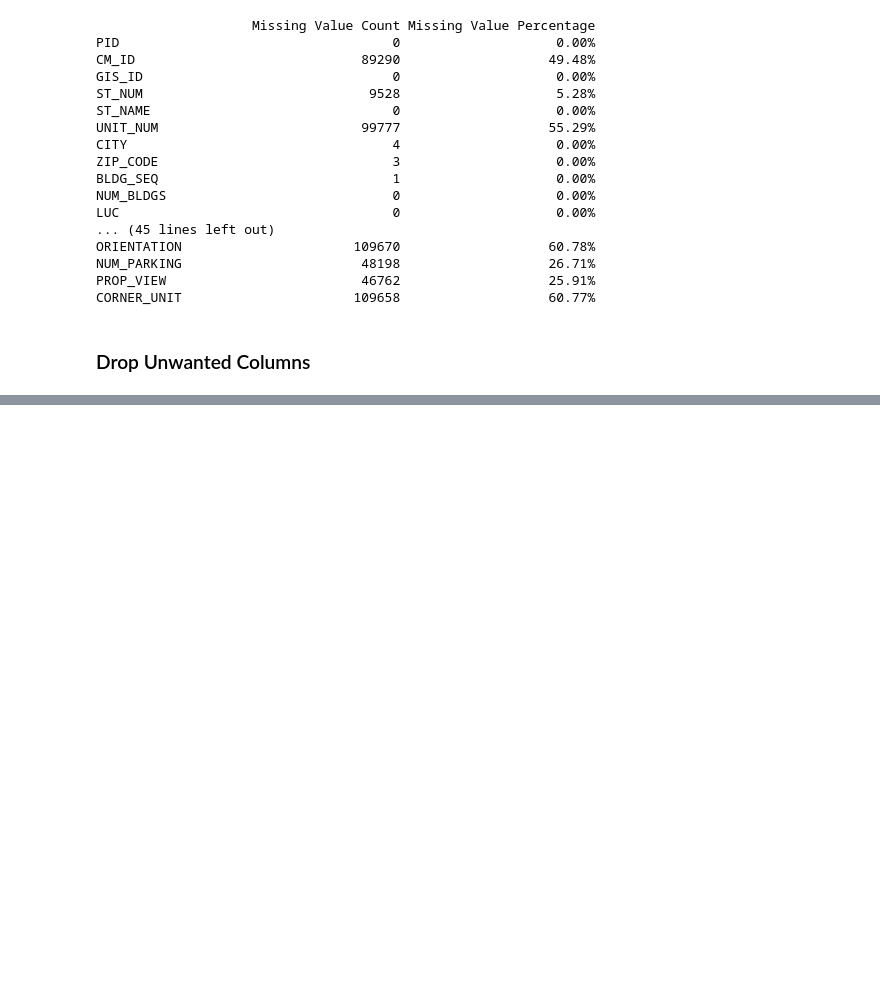
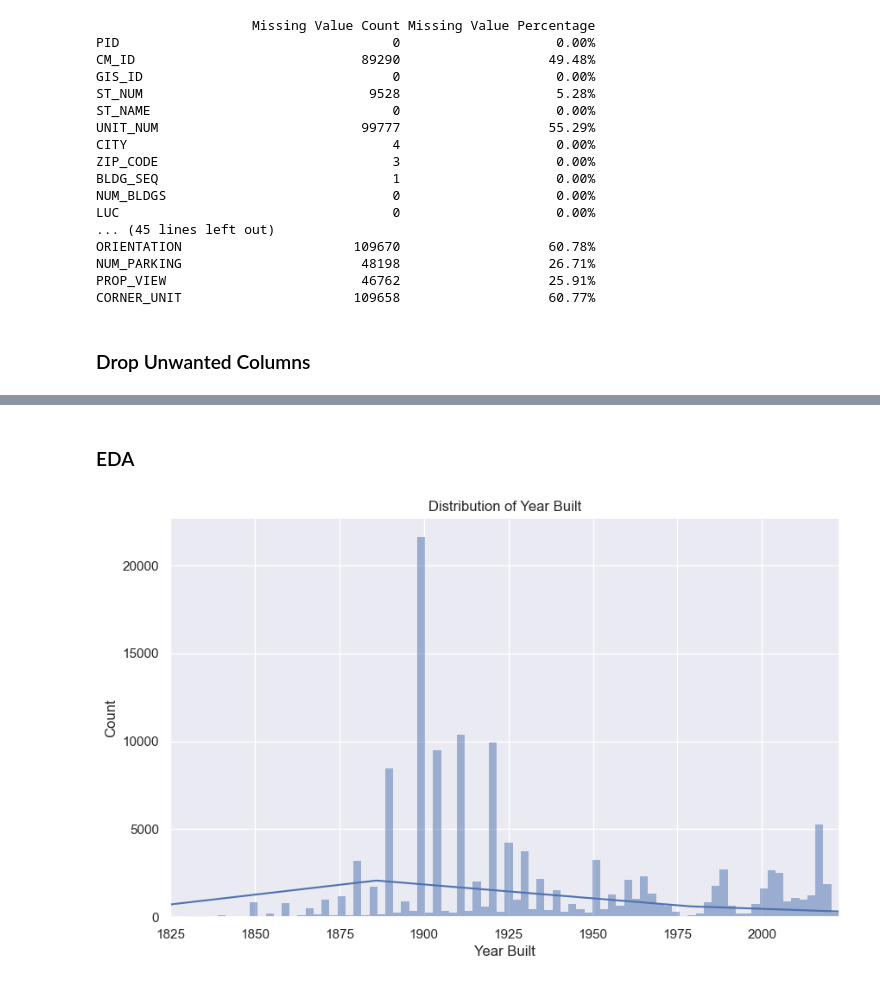
Before and after one commit to sneharaorokkam/Boston-Property-Assesment, a Jupyter notebook: Group 1 - Boston Property Assessment.ipynb, the cells around one changed output, grey strips where cells are left out. Saved outputs shown, nothing was run; the diff lists cells and outputs as text; code cells hidden in the pictures; blank space fills up the shorter version.

```diff
--- a/Group 1 - Boston Property Assessment.ipynb
+++ b/Group 1 - Boston Property Assessment.ipynb
@@ -150,6 +150,7 @@ CORNER_UNIT                      109658                   60.77%
 # %% [markdown]
 ### Drop Unwanted Columns
 # %%
+#List out unwanted columns
 unwanted_columns = ['PID',
                     'CM_ID',
                     'GIS_ID',
@@ -169,6 +170,7 @@ unwanted_columns = ['PID',
                     'STRUCTURE_CLASS',
                     'ROOF_STRUCTURE',
                     'ROOF_COVER',
+                    'RC_UNITS',
                     'INT_WALL',
                     'INT_COND',
                     'BED_RMS',
@@ -186,6 +188,10 @@ unwanted_columns = ['PID',
                     'NUM_PARKING',
                     'PROP_VIEW',
                     'CORNER_UNIT',
-                    'ZIP_CODE',
-                    'OVERALL_COND'
+                    'OVERALL_COND',
+                    'ORIENTATION',
+                    'CD_FLOOR'
                    ]
+
+# Drop these rows from dataFrame
+property_data = assesment_data.drop(unwanted_columns, inplace = False, axis='columns')
@@ -209,0 +234,2 @@ unwanted_columns = ['PID',
+# %%
+property_data.dropna(subset=['AC_TYPE'],inplace=True)
@@ -209,0 +268,4 @@ unwanted_columns = ['PID',
+# %%
+# Droping the rows with null values.
+
+property_data.dropna(inplace=True)
@@ -209,0 +415,14 @@ unwanted_columns = ['PID',
+# %% [markdown]
+### EDA
+# %%
+#Distribution of Year Built
+sns.set(style="darkgrid")
+plt.figure(figsize=(10, 6))
+sns.histplot(data=property_data['YR_BUILT'], kde=True)
+plt.xlabel('Year Built')
+plt.ylabel('Count')
+plt.title('Distribution of Year Built')
+plt.xlim(1825, 2023)  # Set x-axis limits
+plt.show()
+# %% [output]
+[figure, added]
```
Also changed, not shown: parts of 21 cells of this notebook, 2 other files.
